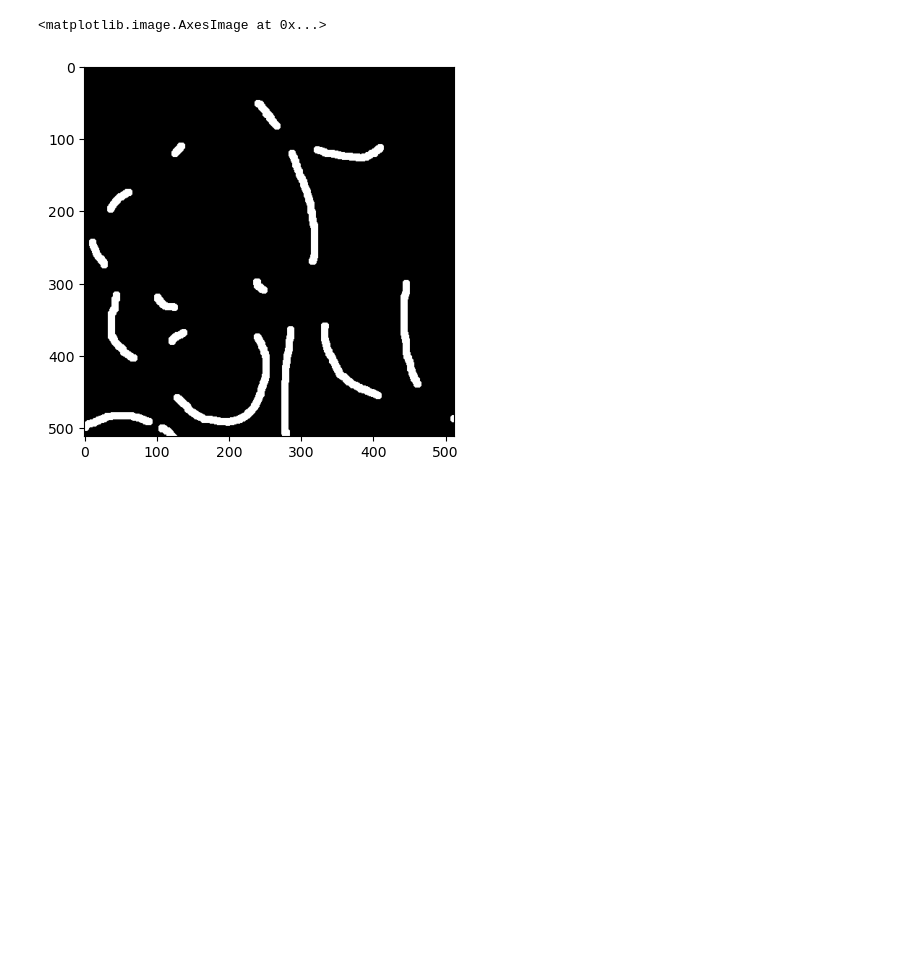
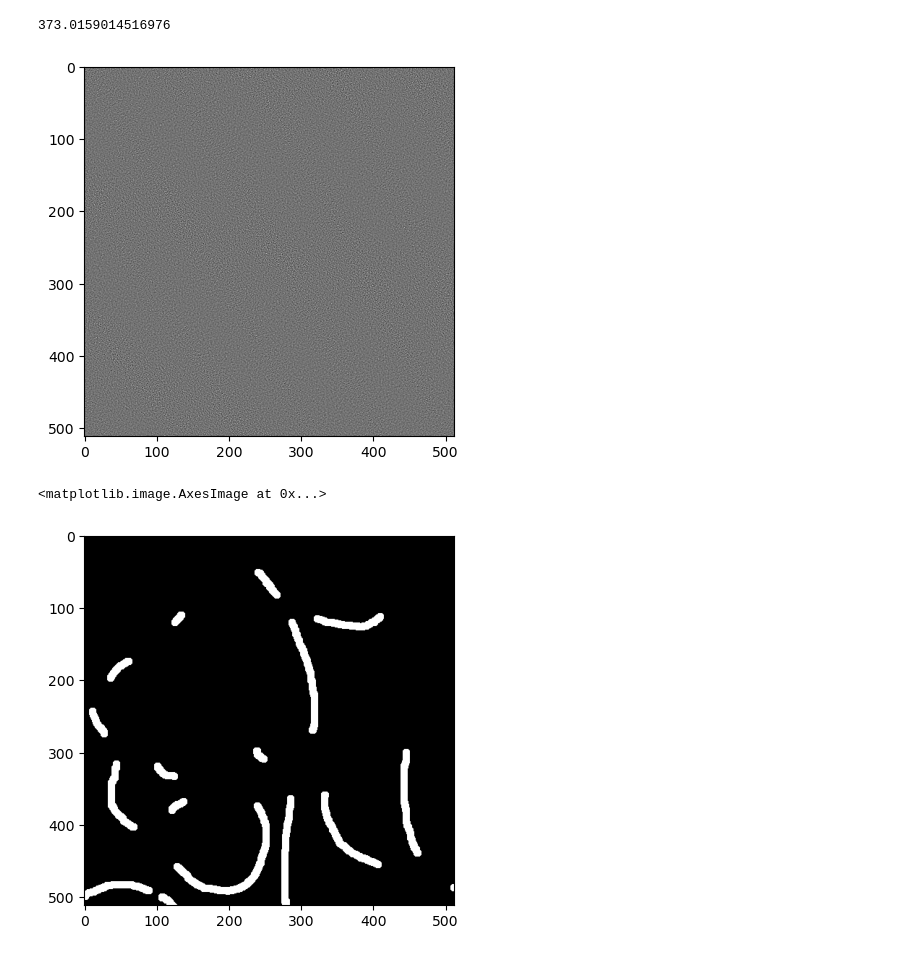
Before and after one commit to Tommytang111/gap-junction-segmentation, a Jupyter notebook: utilities.ipynb, the cells around one changed output. Cells and saved outputs as stored; diff of their text form; code cells hidden in the pictures; blank space fills up the shorter version.

```diff
--- a/utilities.ipynb
+++ b/utilities.ipynb
@@ -34,0 +111,8 @@ for img in imgs:
+# %%
+#Show Laplacian
+b = cv2.imread(img3, cv2.IMREAD_GRAYSCALE)
+plt.imshow(cv2.Laplacian(b, cv2.CV_64F), cmap='gray')
+print(cv2.Laplacian(b, cv2.CV_64F).var())
+# %% [output]
+373.0159014516976
+[figure, added]
```
Also changed, not shown: parts of 13 cells of this notebook.
